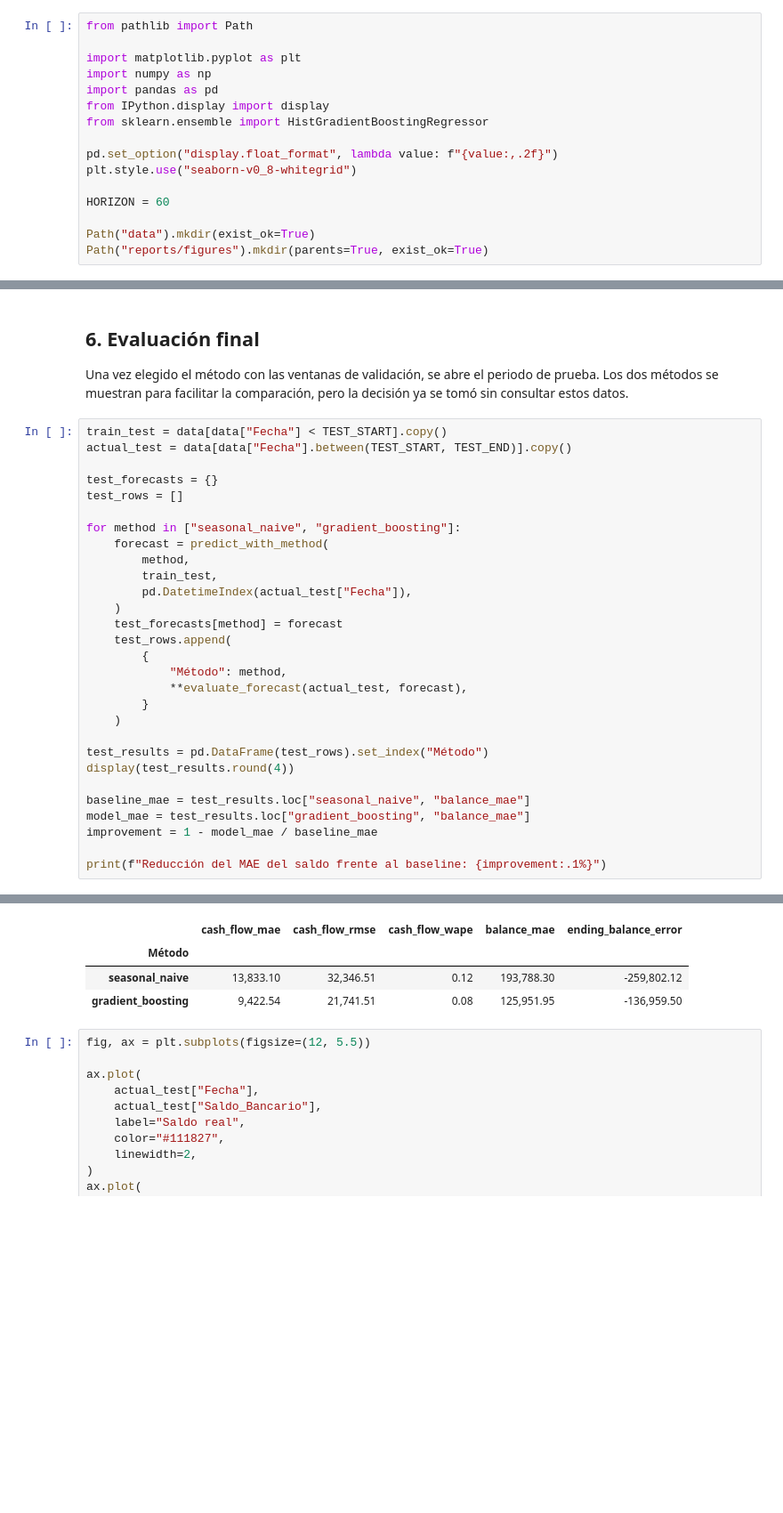
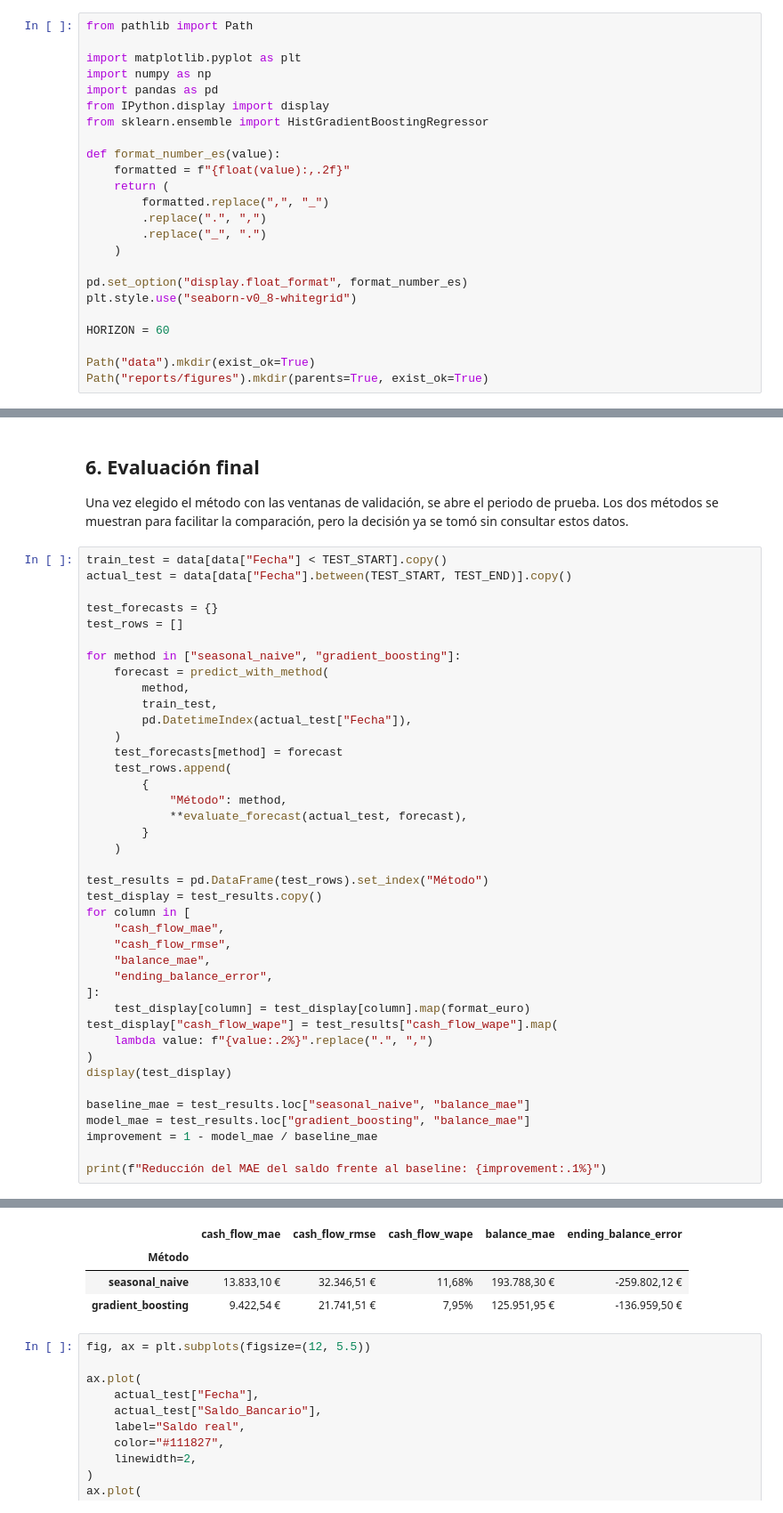
Before and after one commit to jorgegalanr/cash-flow-forecasting, a Jupyter notebook: cash_flow_forecasting.ipynb, the cells around one changed output, grey strips where cells are left out. Shown at 89% size. Cells and saved outputs as stored; diff of their text form; blank space fills up the shorter version.

```diff
--- a/cash_flow_forecasting.ipynb
+++ b/cash_flow_forecasting.ipynb
@@ -29,7 +29,15 @@ import pandas as pd
 from IPython.display import display
 from sklearn.ensemble import HistGradientBoostingRegressor
 
-pd.set_option("display.float_format", lambda value: f"{value:,.2f}")
+def format_number_es(value):
+    formatted = f"{float(value):,.2f}"
+    return (
+        formatted.replace(",", "_")
+        .replace(".", ",")
+        .replace("_", ".")
+    )
+
+pd.set_option("display.float_format", format_number_es)
 plt.style.use("seaborn-v0_8-whitegrid")
 
 HORIZON = 60
@@ -517,36 +534,47 @@ train_test = data[data["Fecha"] < TEST_START].copy()
 actual_test = data[data["Fecha"].between(TEST_START, TEST_END)].copy()
 
 test_forecasts = {}
 test_rows = []
 
 for method in ["seasonal_naive", "gradient_boosting"]:
     forecast = predict_with_method(
         method,
         train_test,
         pd.DatetimeIndex(actual_test["Fecha"]),
     )
     test_forecasts[method] = forecast
     test_rows.append(
         {
             "Método": method,
             **evaluate_forecast(actual_test, forecast),
         }
     )
 
 test_results = pd.DataFrame(test_rows).set_index("Método")
-display(test_results.round(4))
+test_display = test_results.copy()
+for column in [
+    "cash_flow_mae",
+    "cash_flow_rmse",
+    "balance_mae",
+    "ending_balance_error",
+]:
+    test_display[column] = test_display[column].map(format_euro)
+test_display["cash_flow_wape"] = test_results["cash_flow_wape"].map(
+    lambda value: f"{value:.2%}".replace(".", ",")
+)
+display(test_display)
 
 baseline_mae = test_results.loc["seasonal_naive", "balance_mae"]
 model_mae = test_results.loc["gradient_boosting", "balance_mae"]
 improvement = 1 - model_mae / baseline_mae
 
 print(f"Reducción del MAE del saldo frente al baseline: {improvement:.1%}")
 # %% [output]
 Reducción del MAE del saldo frente al baseline: 35.0%
 |  | cash_flow_mae | cash_flow_rmse | cash_flow_wape | balance_mae | ending_balance_error |
 | Método |  |  |  |  |  |
-| seasonal_naive | 13,833.10 | 32,346.51 | 0.12 | 193,788.30 | -259,802.12 |
-| gradient_boosting | 9,422.54 | 21,741.51 | 0.08 | 125,951.95 | -136,959.50 |
+| seasonal_naive | 13.833,10 € | 32.346,51 € | 11,68% | 193.788,30 € | -259.802,12 € |
+| gradient_boosting | 9.422,54 € | 21.741,51 € | 7,95% | 125.951,95 € | -136.959,50 € |
 # %%
 fig, ax = plt.subplots(figsize=(12, 5.5))
 
```
Also changed, not shown: parts of 8 cells of this notebook, 5 other files.
